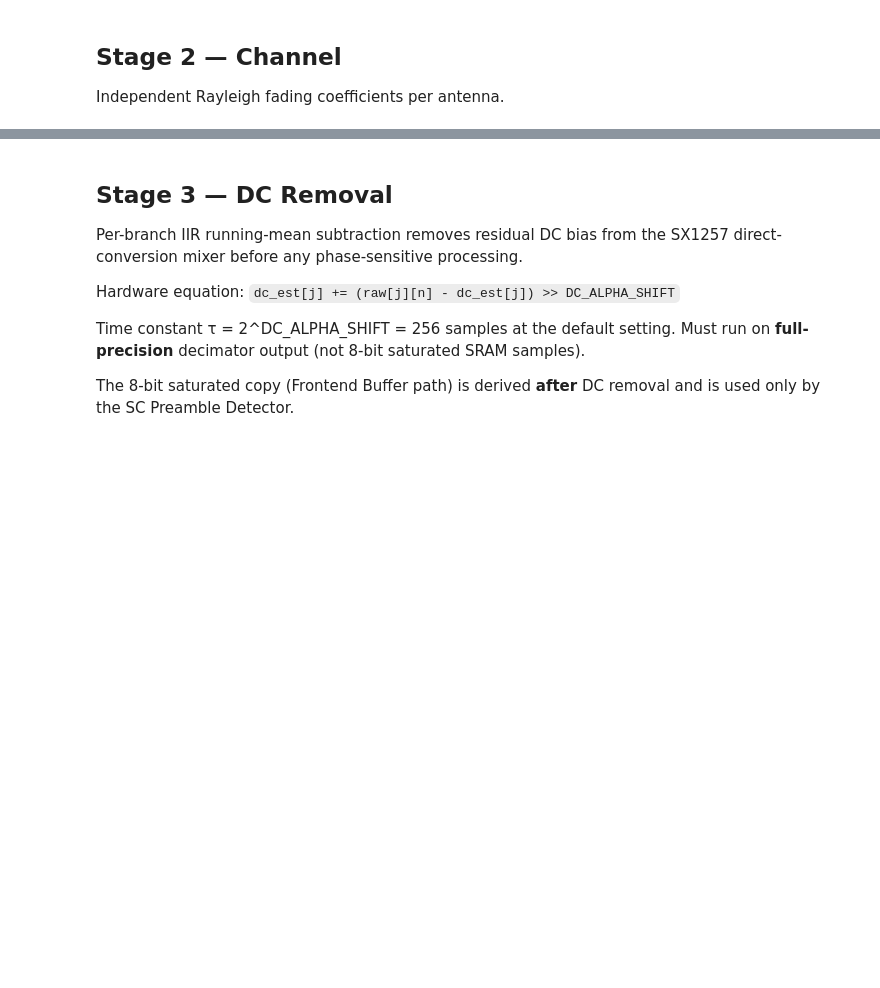
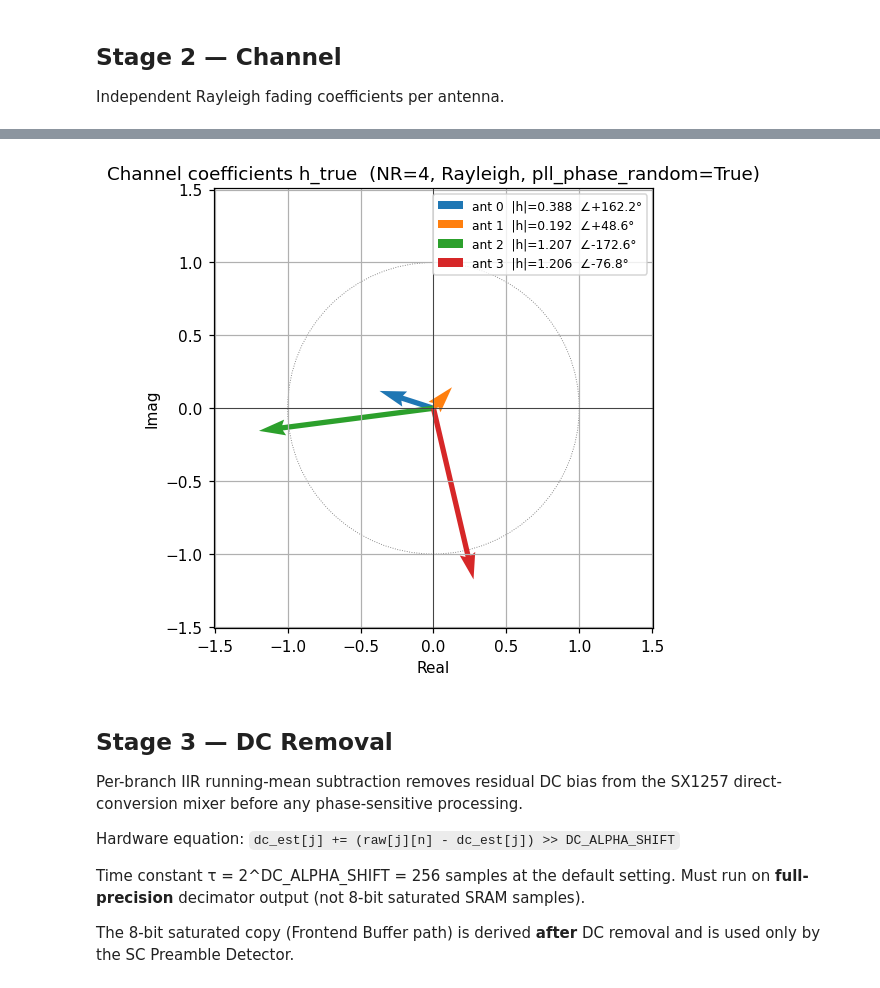
Before and after one commit to Sheffield-Chip-Design-Team/chipathon-2026, a Jupyter notebook: lora-mimo/sim/notebooks/03_nonfft_dsp_chain.ipynb, the cells around one changed output, grey strips where cells are left out. Saved outputs shown, nothing was run; the diff lists cells and outputs as text; code cells hidden in the pictures; blank space fills up the shorter version.

```diff
--- a/lora-mimo/sim/notebooks/03_nonfft_dsp_chain.ipynb
+++ b/lora-mimo/sim/notebooks/03_nonfft_dsp_chain.ipynb
@@ -34,7 +36,7 @@ import sys, pathlib
 sys.path.insert(0, str(pathlib.Path('../..').resolve()))
 
 import matplotlib
-matplotlib.use('Agg')   # headless backend — no display required
+matplotlib.use('Agg')
 import numpy as np
 import matplotlib.pyplot as plt
 
@@ -53,7 +55,21 @@ from sim.models.converter import SigmaDeltaRemodulator
 from sim.models.fixed import quantize, quantize_q1_15
 
 rng = np.random.default_rng(42)
+np.random.seed(42)   # seed global state used by apply_channel / rayleigh_coefficients
 plt.rcParams.update({'figure.dpi': 110, 'axes.grid': True})
+
+import io as _io
+from IPython.display import Image as _Image, display as _ipy_display
+
+def show(fig=None):
+    """Render figure to PNG and display inline; works with Agg backend."""
+    if fig is None:
+        fig = plt.gcf()
+    buf = _io.BytesIO()
+    fig.savefig(buf, format='png', bbox_inches='tight', dpi=110)
+    buf.seek(0)
+    _ipy_display(_Image(data=buf.read()))
+    plt.close(fig)
 # %%
 # ── System constants ─────────────────────────────────────────────────────────
 SF   = 6          # Spreading factor (SF6 = primary operating point)
@@ -121,3 +137,29 @@ True channel coefficients h_j:
+# %%
+# IQ phasor plot — per-antenna channel coefficients h_true.
+# Each antenna has an independent Rayleigh fading coefficient; the spread of
+# magnitudes and phases determines the MRC combining gain.
+fig, ax = plt.subplots(figsize=(5, 5))
+
+lim = max(np.abs(h_true).max() * 1.25, 0.5)
+ax.set_xlim(-lim, lim); ax.set_ylim(-lim, lim)
+ax.add_patch(plt.Circle((0, 0), 1, color='grey', fill=False, lw=0.6, linestyle=':'))
+ax.axhline(0, color='k', lw=0.4); ax.axvline(0, color='k', lw=0.4)
+
+for j in range(NR):
+    h = h_true[j]
+    ax.quiver(0, 0, h.real, h.imag,
+              angles='xy', scale_units='xy', scale=1,
+              color=f'C{j}', width=0.012,
+              label=f'ant {j}  |h|={abs(h):.3f}  ∠{np.degrees(np.angle(h)):+.1f}°')
+
+ax.set_aspect('equal')
+ax.legend(fontsize=8)
+ax.set_xlabel('Real'); ax.set_ylabel('Imag')
+ax.set_title(f'Channel coefficients h_true  (NR={NR}, Rayleigh, pll_phase_random=True)')
+plt.tight_layout()
+show()
+# %% [output]
+[figure, added]
 # %% [markdown]
 ## Stage 3 — DC Removal
 
```
Also changed, not shown: parts of 23 cells of this notebook, 11 other files.
